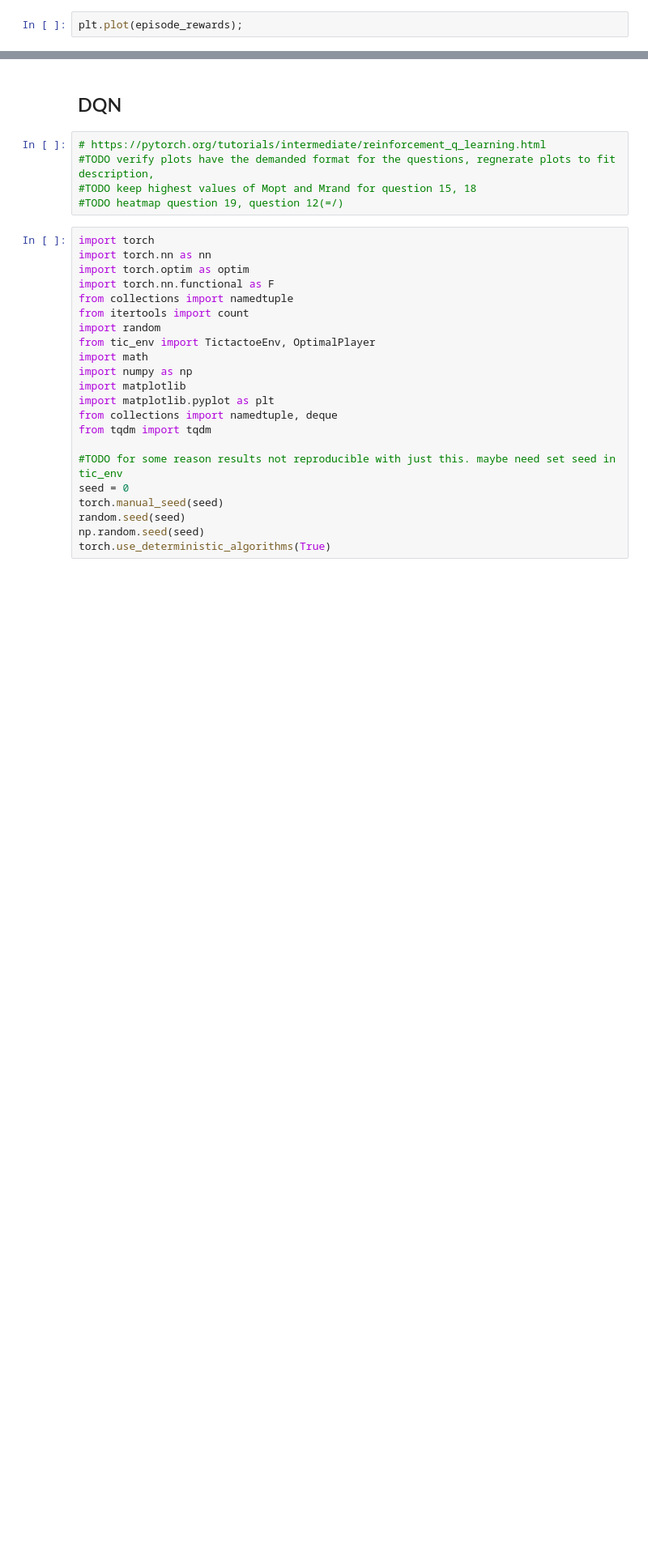
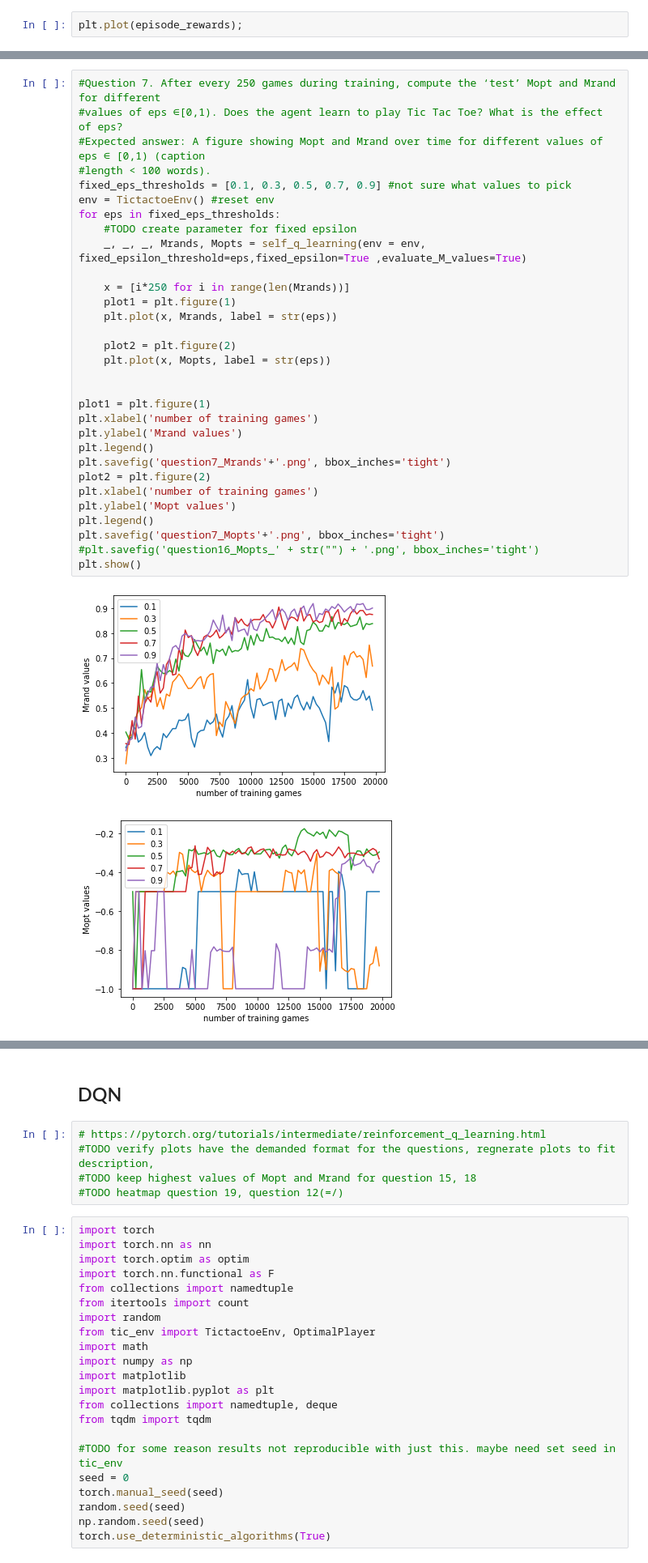
Before and after one commit to Gianniii/CS-456-Artificial-Neural-Network-Miniproject, a Jupyter notebook: tic_tac_toe.ipynb, the cells around one changed output, grey strips where cells are left out. Shown at 81% size. Drawn from its saved outputs; the diff is of its cells as text; blank space fills up the shorter version.

```diff
--- a/tic_tac_toe.ipynb
+++ b/tic_tac_toe.ipynb
@@ -354,0 +527,34 @@ plt.plot(episode_rewards);
+# %%
+#Question 7. After every 250 games during training, compute the ‘test’ Mopt and Mrand for different
+#values of eps ∈[0,1). Does the agent learn to play Tic Tac Toe? What is the effect of eps?
+#Expected answer: A figure showing Mopt and Mrand over time for different values of eps ∈ [0,1) (caption
+#length < 100 words).
+fixed_eps_thresholds = [0.1, 0.3, 0.5, 0.7, 0.9] #not sure what values to pick
+env = TictactoeEnv() #reset env
+for eps in fixed_eps_thresholds:
+    #TODO create parameter for fixed epsilon
+    _, _, _, Mrands, Mopts = self_q_learning(env = env, fixed_epsilon_threshold=eps,fixed_epsilon=True ,evaluate_M_values=True)
+
+    x = [i*250 for i in range(len(Mrands))]
+    plot1 = plt.figure(1)
+    plt.plot(x, Mrands, label = str(eps))
+
+    plot2 = plt.figure(2)
+    plt.plot(x, Mopts, label = str(eps))
+
+
+plot1 = plt.figure(1)
+plt.xlabel('number of training games')
+plt.ylabel('Mrand values')
+plt.legend()
+plt.savefig('question7_Mrands'+'.png', bbox_inches='tight')
+plot2 = plt.figure(2)
+plt.xlabel('number of training games')
+plt.ylabel('Mopt values')
+plt.legend()
+plt.savefig('question7_Mopts'+'.png', bbox_inches='tight')
+#plt.savefig('question16_Mopts_' + str("") + '.png', bbox_inches='tight')
+plt.show()
+# %% [output]
+[figure, added]
+[figure, added]
```
Also changed, not shown: parts of 16 cells of this notebook, 8 other files.
